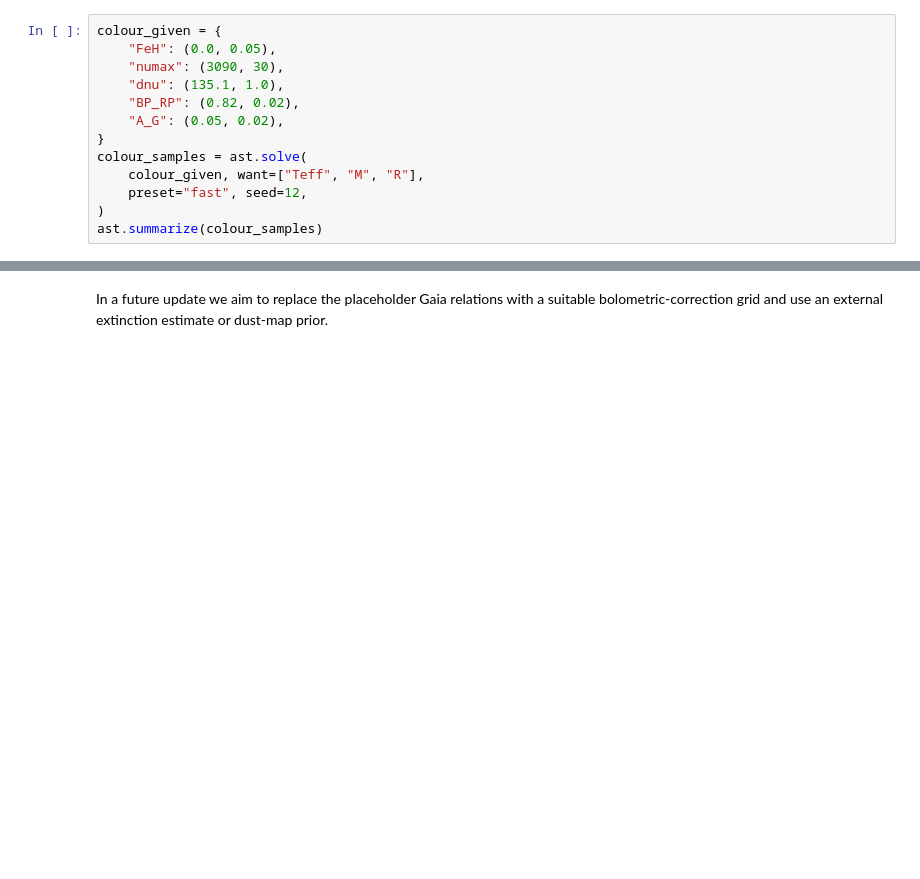
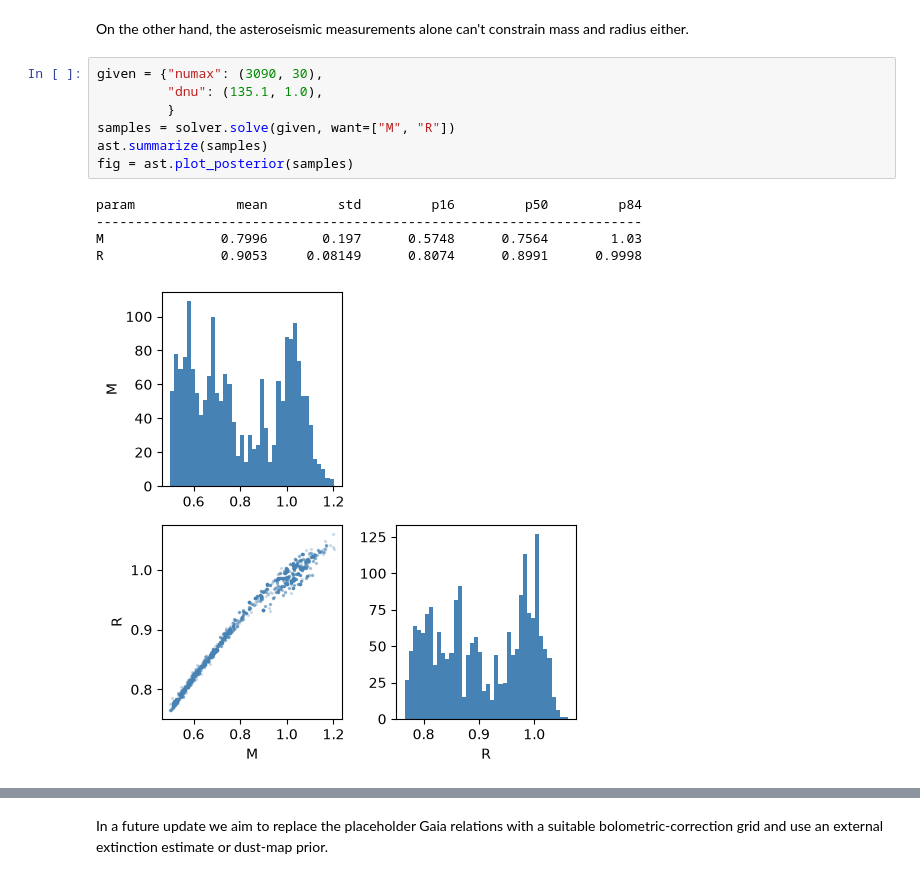
Before and after one commit to nielsenmb/AsteroScale, a Jupyter notebook: docs/tutorials/gaia-constraints.ipynb, the cells around one changed output, grey strips where cells are left out. Saved outputs shown, nothing was run; the diff lists cells and outputs as text; blank space fills up the shorter version.

```diff
--- a/docs/tutorials/gaia-constraints.ipynb
+++ b/docs/tutorials/gaia-constraints.ipynb
@@ -29,13 +28,15 @@ fig = ast.plot_posterior(samples, params=["M", "R", "L", "A_G"]);
-# %%
-colour_given = {
-    "FeH": (0.0, 0.05),
-    "numax": (3090, 30),
-    "dnu": (135.1, 1.0),
-    "BP_RP": (0.82, 0.02),
-    "A_G": (0.05, 0.02),
-}
-colour_samples = ast.solve(
-    colour_given, want=["Teff", "M", "R"],
-    preset="fast", seed=12,
-)
-ast.summarize(colour_samples)
+# %% [markdown]
+On the other hand, the asteroseismic measurements alone can't constrain mass and radius either.
+# %%
+given = {"numax": (3090, 30),
+         "dnu": (135.1, 1.0),
+         }
+samples = solver.solve(given, want=["M", "R"])
+ast.summarize(samples)
+fig = ast.plot_posterior(samples)
+# %% [output]
+param             mean         std         p16         p50         p84
+----------------------------------------------------------------------
+M               0.7996       0.197      0.5748      0.7564        1.03
+R               0.9053     0.08149      0.8074      0.8991      0.9998
+[figure, added]
```
Also changed, not shown: parts of 8 cells of this notebook, 3 other files.
